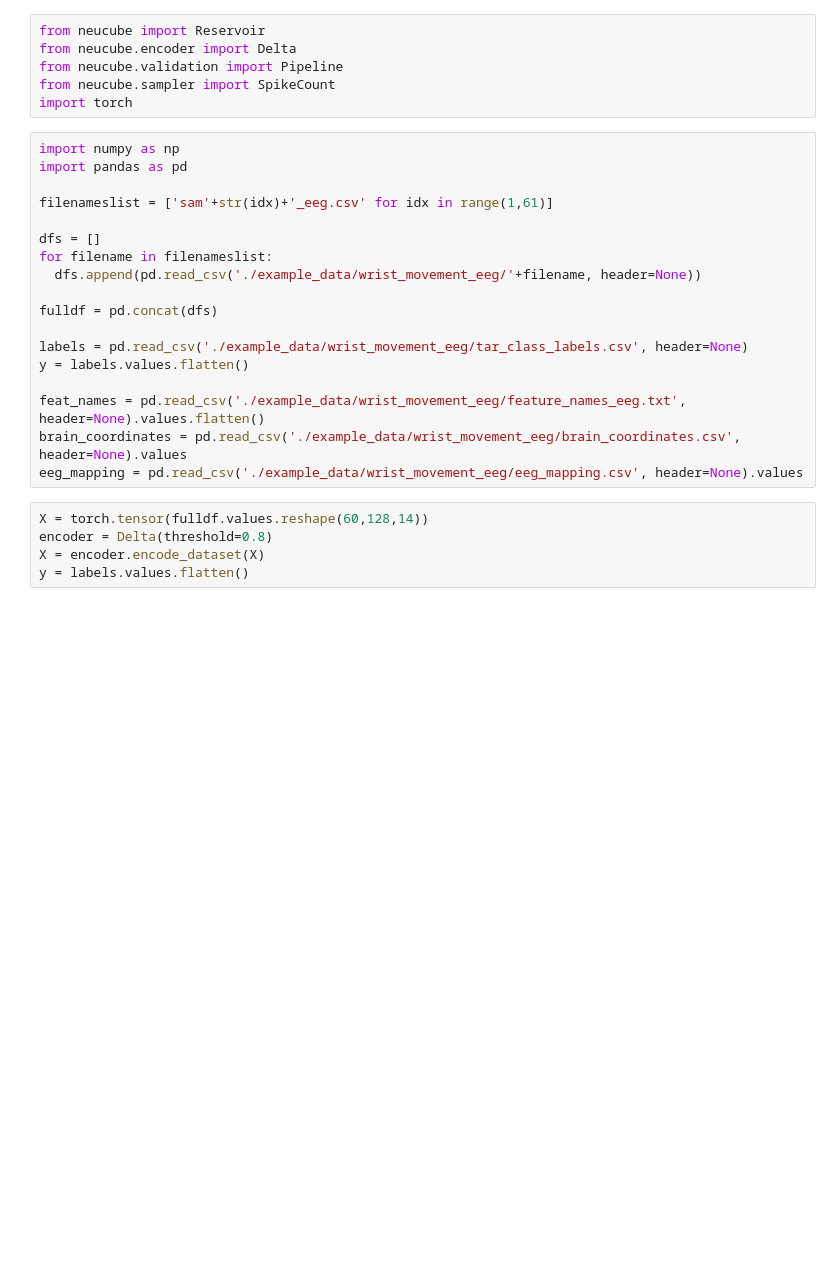
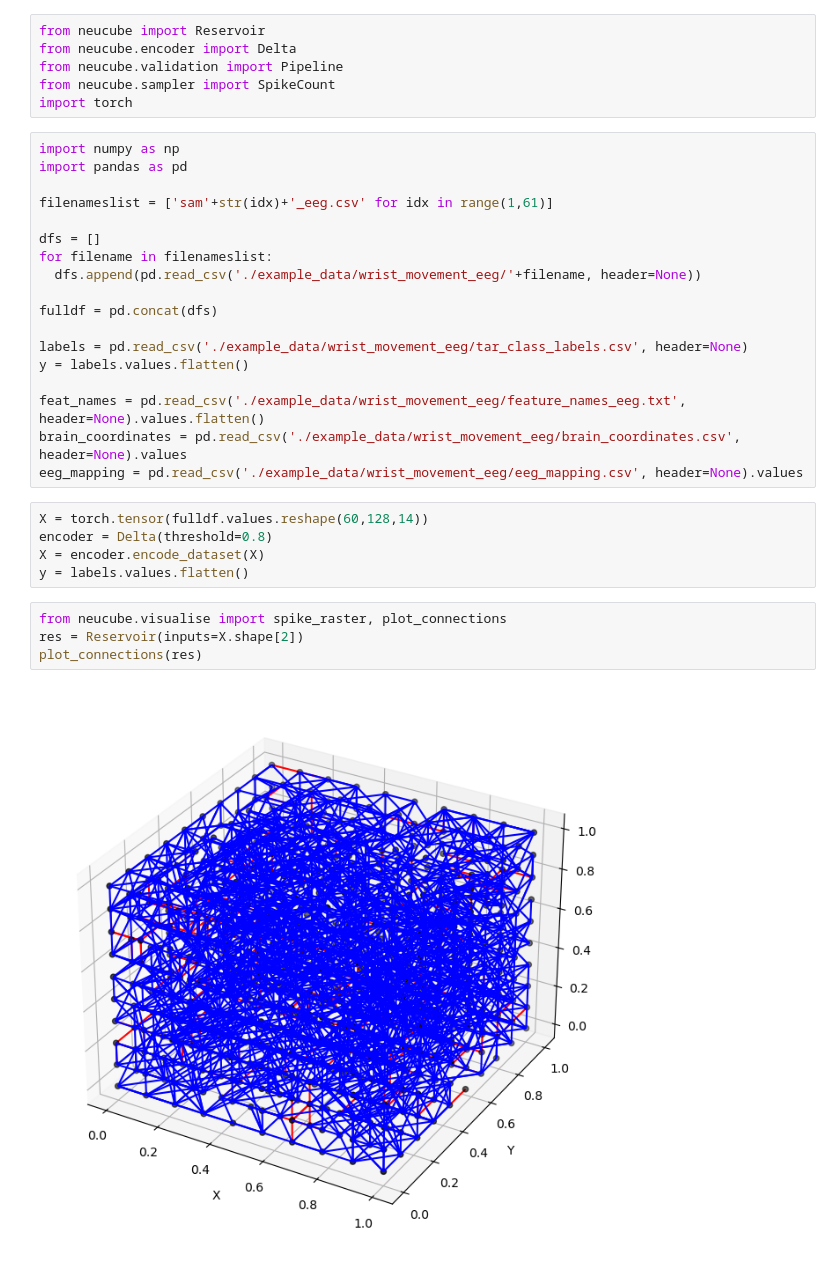
Before and after one commit to KEDRI-AUT/NeuCube-Py, a Jupyter notebook: wrist_movement_demo.ipynb, the cells around one changed output. Cells and saved outputs as stored; diff of their text form; blank space fills up the shorter version.

Commit message:
visualisations and bug fixes

```diff
--- a/wrist_movement_demo.ipynb
+++ b/wrist_movement_demo.ipynb
@@ -27,3 +27,9 @@ X = torch.tensor(fulldf.values.reshape(60,128,14))
 encoder = Delta(threshold=0.8)
 X = encoder.encode_dataset(X)
 y = labels.values.flatten()
+# %%
+from neucube.visualise import spike_raster, plot_connections
+res = Reservoir(inputs=X.shape[2])
+plot_connections(res)
+# %% [output]
+[figure, added]
```
Also changed, not shown: parts of 2 cells of this notebook, 5 other files.
